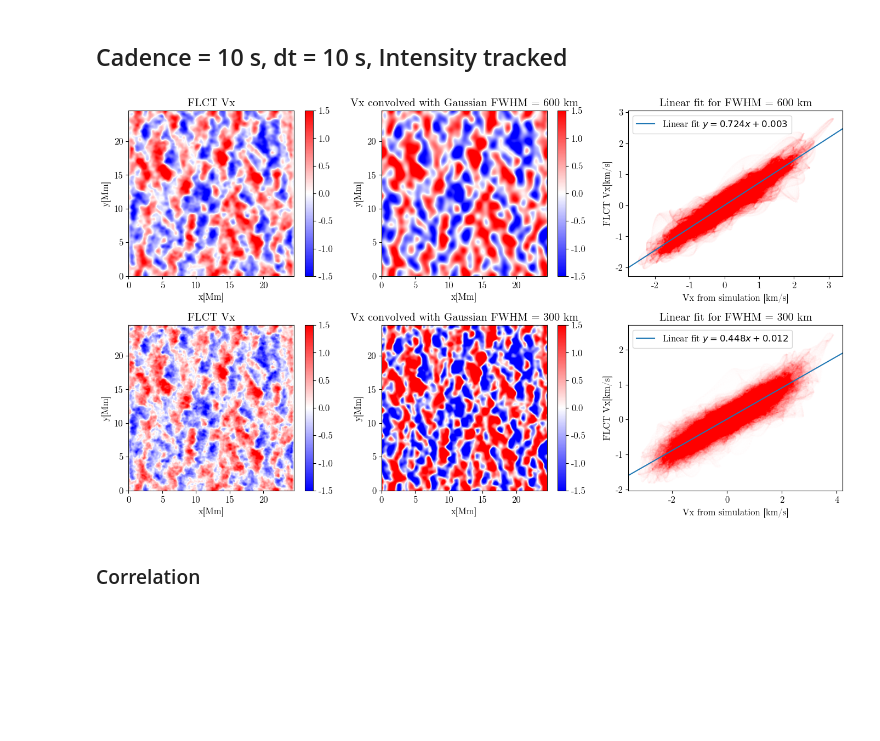
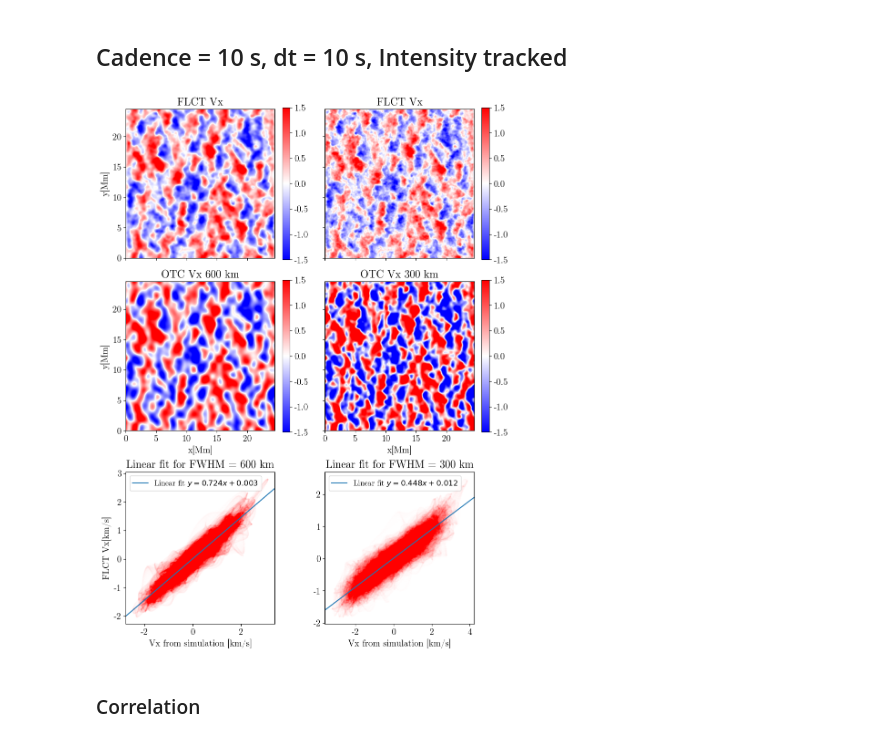
Before and after one commit to TheodoreKostic/Tracking_features, a Jupyter notebook: FirstPaper/TimeAvg.ipynb, the cells around one changed output. Drawn from its saved outputs; the diff is of its cells as text; code cells hidden in the pictures; blank space fills up the shorter version.

Commit message:
Updated plots for paper

```diff
--- a/FirstPaper/TimeAvg.ipynb
+++ b/FirstPaper/TimeAvg.ipynb
@@ -11,7 +11,7 @@ font_path = '/home/mistflow/.fonts/cmunrm.ttf'  # Your font path goes here
 #font_path = '/usr/share/fonts/opentype/urw-base35/NimbusRoman-Italic.otf'
 font_manager.fontManager.addfont(font_path)
 prop = font_manager.FontProperties(fname=font_path)
-mpl.rcParams["font.size"] = 12
+mpl.rcParams["font.size"] = 14
 plt.rcParams['font.family'] = 'sans-serif'
 plt.rcParams['font.sans-serif'] = prop.get_name()
 plt.rc('axes', unicode_minus=False)
@@ -579,66 +570,75 @@ Vy_300I_mean = mean_vy_from_file("pyFLCT_vx_vy_fwhm_300_dt_10_Inte_tracked.fits"
 # %%
 #fig, axes = plt.subplots(nrows=3, ncols=2, figsize=(14, 8))
-f = plt.figure(figsize = (14,8))
+fig = plt.figure(constrained_layout=True, figsize = (9,12.2))
 #plt.suptitle("Linear fit of FLCT Vx and convolved Vx from simulation for FHWM = {1200, 600, 300, 100}km")
 # 4x3 plot, velicina A, velicina B, scatter A i B!!!
 #ax1 = plt.subplot2grid((4,3), (0,0))
-ax1 = f.add_subplot(231)
+ax1 = fig.add_subplot(321)
 ax1.set_title("FLCT Vx")
-ax1.set_xlabel("x[Mm]")
+#ax1.set_xlabel("x[Mm]")
+ax1.set_xticklabels([])
 ax1.set_ylabel("y[Mm]")
 im1 = ax1.imshow(Vx_600I_mean[:, :], origin='lower', cmap = "bwr", extent = (0, 24.536, 0, 24.536), vmin = -1.5, vmax = 1.5)
 plt.colorbar(im1)
 
 #ax2 = plt.subplot2grid((4,3), (0,1))
-ax2 = f.add_subplot(232)
-ax2.set_title("Vx convolved with Gaussian FWHM = 600 km")
+ax2 = fig.add_subplot(323)
+ax2.set_title("OTC Vx 600 km")
 ax2.set_xlabel("x[Mm]")
 ax2.set_ylabel("y[Mm]")
+#ax2.set_xticklabels([])
+#ax2.set_yticklabels([])
 im2 = ax2.imshow(Vx_filtered22[:, :], origin='lower', cmap = "bwr", extent = (0, 24.536, 0, 24.536), vmin = -1.5, vmax = 1.5)
 plt.colorbar(im2)
 
 #ax3 = plt.subplot2grid((4,3), (0,2))
-ax3 = f.add_subplot(233)
+ax3 = fig.add_subplot(325)
 ax3.set_title("Linear fit for FWHM = 600 km")
 ax3.set_ylabel("FLCT Vx[km/s]")
 ax3.set_xlabel("Vx from simulation [km/s]")
 ax3.scatter(Vx_filtered22.flatten(), Vx_600I_mean.flatten(), s = 0.001, alpha = 0.05, color="red")
 m1I, b1I, *_ = linregress(Vx_filtered22.flatten(), Vx_600I_mean.flatten())
 ax3.axline(xy1=(0, b1I), slope=m1I, label=f'Linear fit $y = {m1I:.3f}x {b1I:+.3f}$')
-plt.legend()
+plt.legend(fontsize = 12)
 
 #ax4 = plt.subplot2grid((4,3), (1,0))
-ax4 = f.add_subplot(234)
+ax4 = fig.add_subplot(322)
 ax4.set_title("FLCT Vx")
-ax4.set_xlabel("x[Mm]")
-ax4.set_ylabel("y[Mm]")
+#ax4.set_xlabel("x[Mm]")
+#ax4.set_ylabel("y[Mm]")
+ax4.set_xticklabels([])
+ax4.set_yticklabels([])
 im4 = ax4.imshow(Vx_300I_mean[:, :], origin='lower', cmap = "bwr", extent = (0, 24.536, 0, 24.536), vmin = -1.5, vmax = 1.5)
 plt.colorbar(im4)
 
 #ax5 = plt.subplot2grid((4,3), (1,1))
-ax5 = f.add_subplot(235)
-ax5.set_title("Vx convolved with Gaussian FWHM = 300 km")
+ax5 = fig.add_subplot(324)
+ax5.set_title("OTC Vx 300 km")
 ax5.set_xlabel("x[Mm]")
-ax5.set_ylabel("y[Mm]")
+#ax5.set_ylabel("y[Mm]")
+ax5.set_yticklabels([])
 im5 = ax5.imshow(Vx_filtered11[:, :], origin='lower', cmap = "bwr", extent = (0, 24.536, 0, 24.536), vmin = -1.5, vmax = 1.5)
 plt.colorbar(im5)
 
 #ax6 = plt.subplot2grid((4,3), (1,2))
-ax6 = f.add_subplot(236)
+ax6 = fig.add_subplot(326)
 ax6.set_title("Linear fit for FWHM = 300 km")
-ax6.set_ylabel("FLCT Vx[km/s]")
+#ax6.set_ylabel("FLCT Vx[km/s]")
 ax6.set_xlabel("Vx from simulation [km/s]")
 ax6.scatter(Vx_filtered11.flatten(), Vx_300I_mean.flatten(), s = 0.001, alpha = 0.05, color="red")
 m2I, b2I, *_ = linregress(Vx_filtered11.flatten(), Vx_300I_mean.flatten())
 ax6.axline(xy1=(0, b2I), slope=m2I, label=f'Linear fit $y = {m2I:.3f}x {b2I:+.3f}$')
-plt.legend()
+plt.legend(fontsize = 12)
+
+cbar_ax = fig.add_axes([0.9, 0.15, 0.05, 0.7])
+cbar = fig.colorbar(im, cax=cbar_ax)
+cbar.set_label('$V_x$ [km/s]')
 
 
-
-plt.tight_layout()
+#plt.tight_layout()
 plt.savefig("300_600Inte_comp.png", dpi = 100, bbox_inches = 'tight')
 # %% [output]
-[figure, old version]
+[figure, new version]
 # %% [markdown]
 <h3>Correlation</h3>
 # %% [markdown]
```
Also changed, not shown: parts of 49 cells of this notebook.
